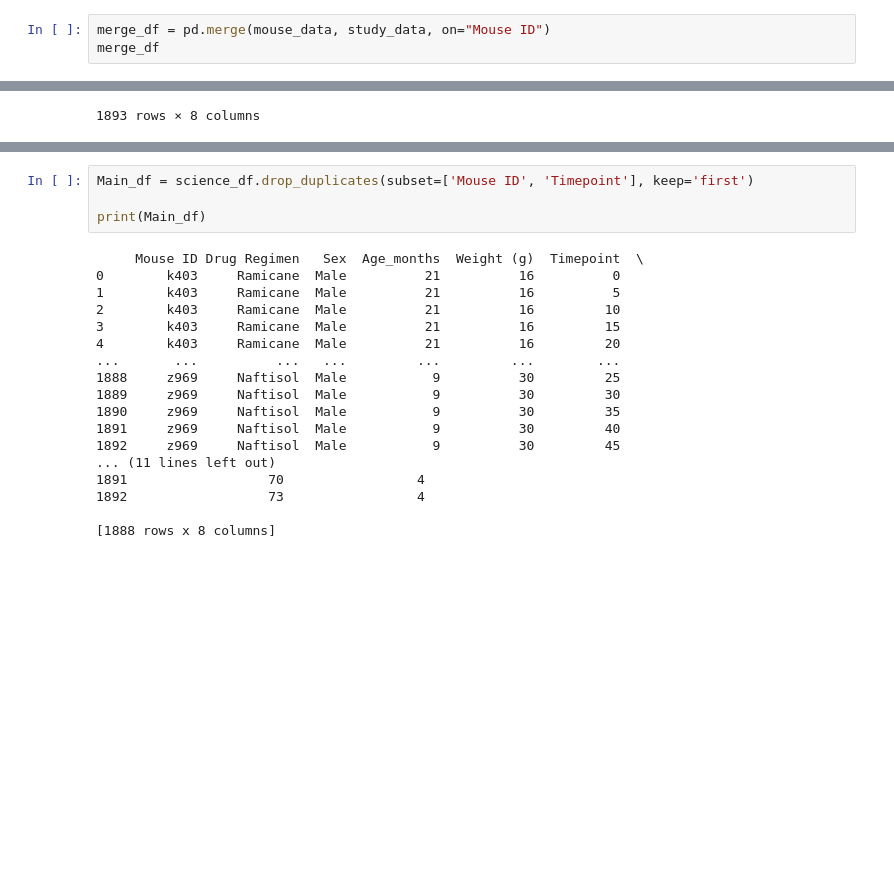
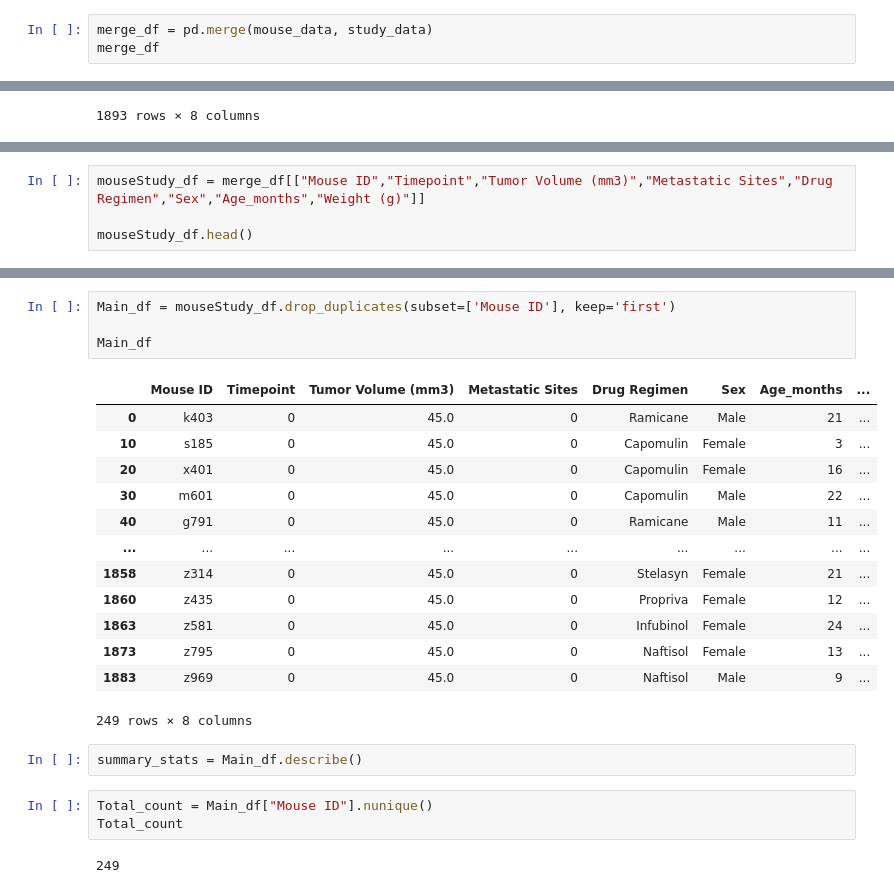
Before and after one commit to denisem77/MODULE-5-CHALLENGE, a Jupyter notebook: Side_trip_B.ipynb, the cells around one changed output, grey strips where cells are left out. Cells and saved outputs as stored; diff of their text form; blank space fills up the shorter version.

```diff
--- a/Side_trip_B.ipynb
+++ b/Side_trip_B.ipynb
@@ -28,5 +20,5 @@ Index(['Mouse ID', 'Timepoint', 'Tumor Volume (mm3)', 'Metastatic Sites'], dtype
 # %%
-merge_df = pd.merge(mouse_data, study_data, on="Mouse ID")
+merge_df = pd.merge(mouse_data, study_data)
 merge_df
 # %% [output]
 |  | Mouse ID | Drug Regimen | Sex | Age_months | Weight (g) | Timepoint | Tumor Volume (mm3) | ... |
@@ -123,0 +37,4 @@ Duplicate ID and Time combinations found:
+# %%
+mouseStudy_df = merge_df[["Mouse ID","Timepoint","Tumor Volume (mm3)","Metastatic Sites","Drug Regimen","Sex","Age_months","Weight (g)"]]
+
+mouseStudy_df.head()
@@ -124,22 +69,25 @@ Duplicate ID and Time combinations found:
 # %%
-Main_df = science_df.drop_duplicates(subset=['Mouse ID', 'Timepoint'], keep='first')
+Main_df = mouseStudy_df.drop_duplicates(subset=['Mouse ID'], keep='first')
 
-print(Main_df)
+Main_df
 # %% [output]
+|  | Mouse ID | Timepoint | Tumor Volume (mm3) | Metastatic Sites | Drug Regimen | Sex | Age_months | ... |
+| 0 | k403 | 0 | 45.0 | 0 | Ramicane | Male | 21 | ... |
+| 10 | s185 | 0 | 45.0 | 0 | Capomulin | Female | 3 | ... |
+| 20 | x401 | 0 | 45.0 | 0 | Capomulin | Female | 16 | ... |
+| 30 | m601 | 0 | 45.0 | 0 | Capomulin | Male | 22 | ... |
+| 40 | g791 | 0 | 45.0 | 0 | Ramicane | Male | 11 | ... |
+| ... | ... | ... | ... | ... | ... | ... | ... | ... |
+| 1858 | z314 | 0 | 45.0 | 0 | Stelasyn | Female | 21 | ... |
+| 1860 | z435 | 0 | 45.0 | 0 | Propriva | Female | 12 | ... |
+| 1863 | z581 | 0 | 45.0 | 0 | Infubinol | Female | 24 | ... |
+| 1873 | z795 | 0 | 45.0 | 0 | Naftisol | Female | 13 | ... |
+| 1883 | z969 | 0 | 45.0 | 0 | Naftisol | Male | 9 | ... |
-     Mouse ID Drug Regimen   Sex  Age_months  Weight (g)  Timepoint  \
-0        k403     Ramicane  Male          21          16          0
-1        k403     Ramicane  Male          21          16          5
-2        k403     Ramicane  Male          21          16         10
-3        k403     Ramicane  Male          21          16         15
-4        k403     Ramicane  Male          21          16         20
-...       ...          ...   ...         ...         ...        ...
-1888     z969     Naftisol  Male           9          30         25
-1889     z969     Naftisol  Male           9          30         30
-1890     z969     Naftisol  Male           9          30         35
-1891     z969     Naftisol  Male           9          30         40
-1892     z969     Naftisol  Male           9          30         45
-... (11 lines left out)
-1891                  70                 4
-1892                  73                 4
-
-[1888 rows x 8 columns]
+249 rows × 8 columns
+# %%
+summary_stats = Main_df.describe()
+# %%
+Total_count = Main_df["Mouse ID"].nunique()
+Total_count
+# %% [output]
+249
```
Also changed, not shown: parts of 14 cells of this notebook.
